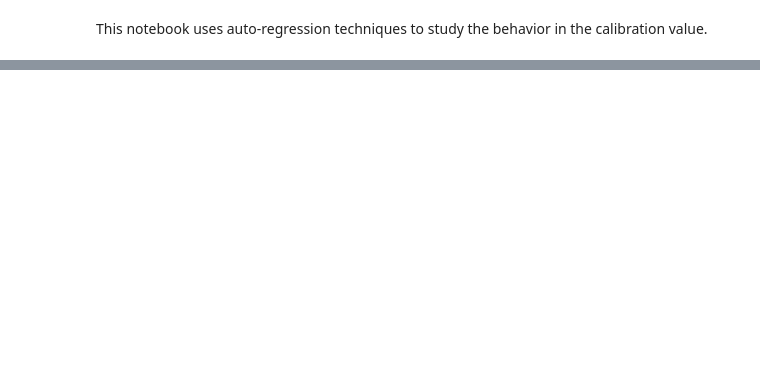
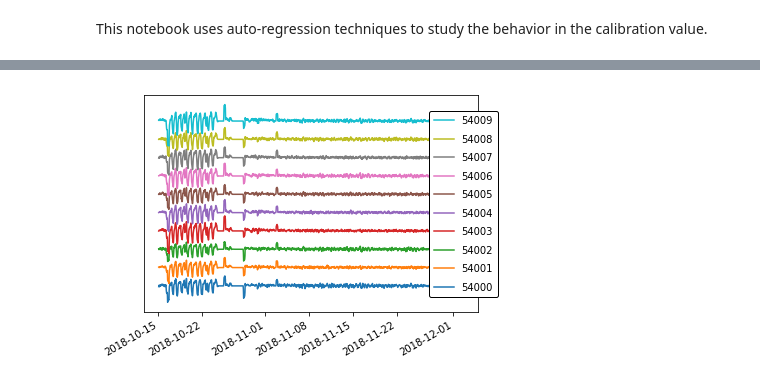
Before and after one commit to UMN-CMS/ECAL_FAIR, a Jupyter notebook: notebooks/multi_autoreg.ipynb, the cells around one changed output, grey strips where cells are left out. Cells and saved outputs as stored; diff of their text form; code cells hidden in the pictures; blank space fills up the shorter version.

```diff
--- a/notebooks/multi_autoreg.ipynb
+++ b/notebooks/multi_autoreg.ipynb
@@ -13,0 +15,17 @@ from statsmodels.tsa.api import acf, pacf, graphics
+# %%
+xtal_list = [54000,54001,54002,54003,54004,54005,54006,54007,54008,54009]
+#preload test data
+test_xtals = {}
+results = {}
+xtals_df = pd.DataFrame(columns=xtal_list)
+for xtal in xtal_list:
+    print('Loading xtal: {}'.format(xtal))
+    suffix = '_{}.csv'.format(xtal)
+    test = pd.read_csv('../data/test_diff'+suffix, index_col=0)
+
+    test.index = pd.to_datetime(test.index)
+    test = test[['p2']]
+ #   print(test.head())
+
+    test_xtals[xtal] = test
+    xtals_df[xtal] = test.p2
@@ -13,0 +43,18 @@ from statsmodels.tsa.api import acf, pacf, graphics
+# %%
+xtals_df_shft = xtals_df.copy()
+
+for i,xtal in enumerate(xtal_list):
+    xtals_df_shft[xtal] = xtals_df[xtal]+i*.002
+#plot = xtals_df_shft.plot(legend=False)
+fig, ax = plt.subplots()
+for xtal in xtal_list:
+    ax.plot(xtals_df_shft[xtal],label=str(xtal))
+plt.setp(ax.get_xticklabels(), rotation=30, horizontalalignment='right')
+handles, labels = ax.get_legend_handles_labels()
+ax.get_yaxis().set_visible(False)
+
+fig.legend(handles[::-1], labels[::-1],ncol=1,labelspacing=0.85,loc=(0.8,0.24),edgecolor='black',facecolor='white',framealpha=1,borderpad=0.5)
+
+fig.show()
+# %% [output]
+[figure, added]
```
Also changed, not shown: parts of 10 cells of this notebook, 2 other files.
